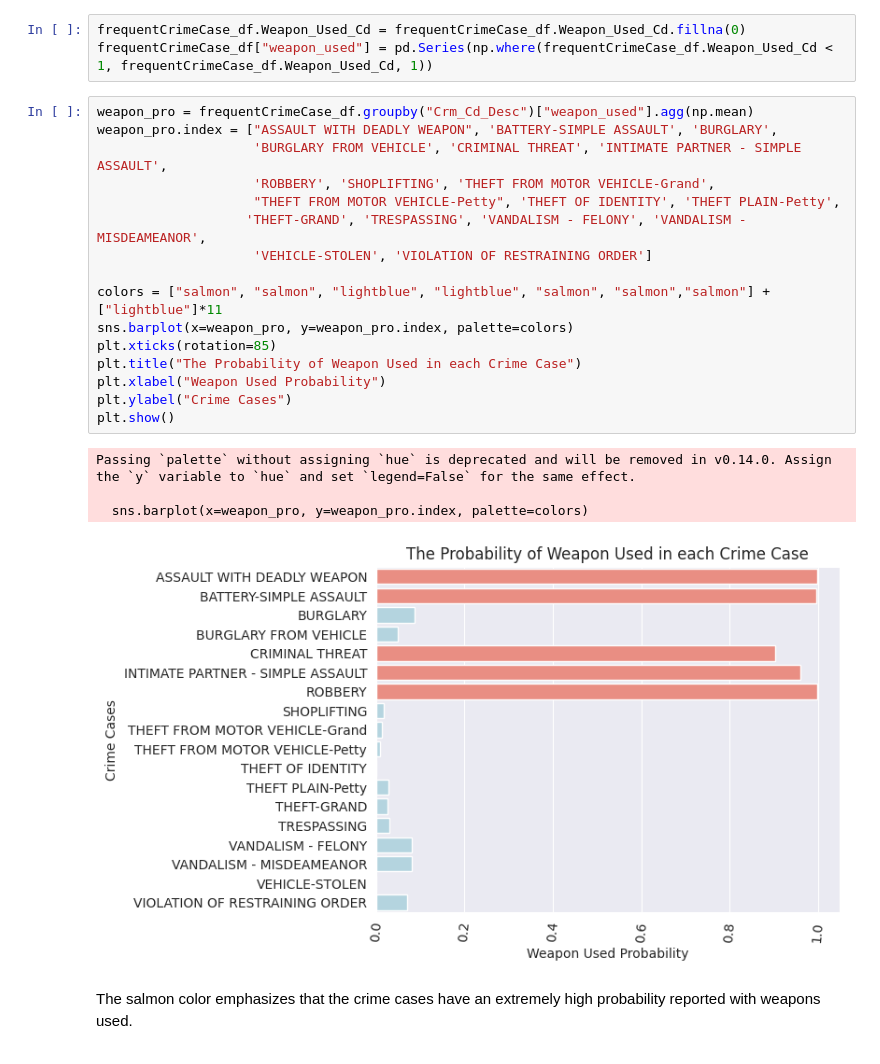
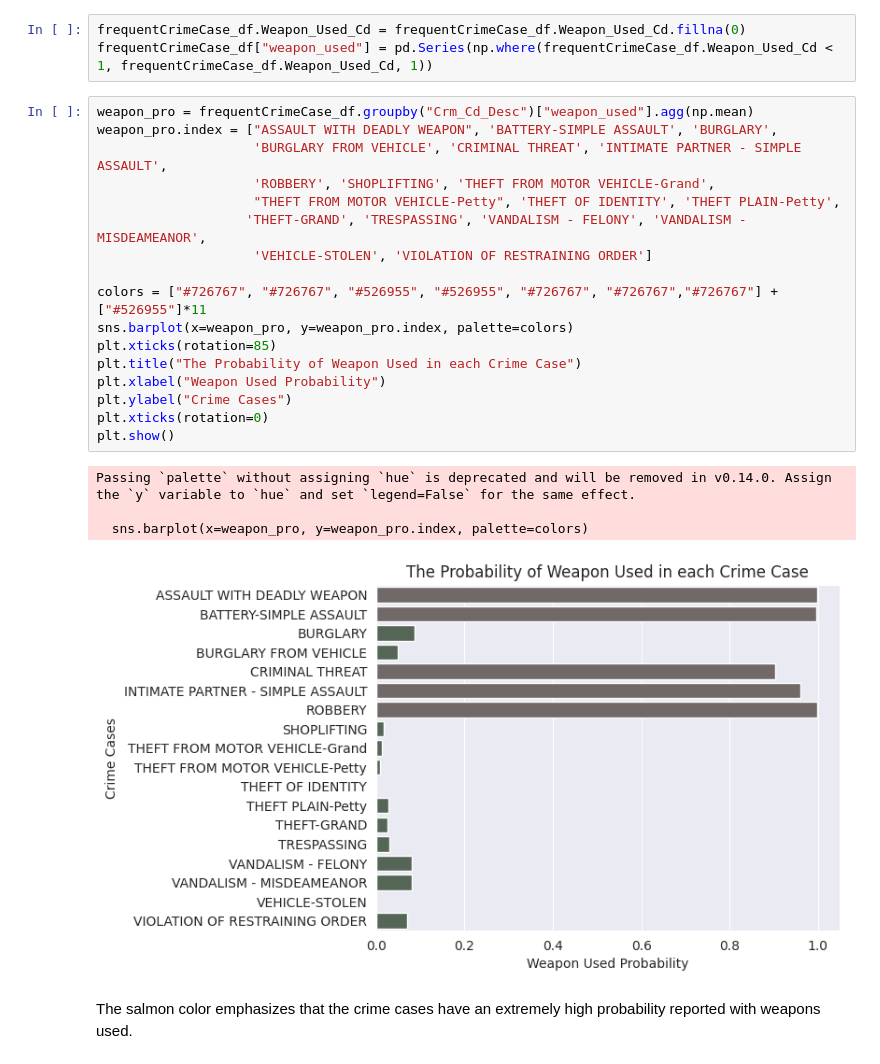
Before and after one commit to JunJul/dataRes-LACrime2022, a Jupyter notebook: LACrime.ipynb, the cells around one changed output. Drawn from its saved outputs; the diff is of its cells as text.

```diff
--- a/LACrime.ipynb
+++ b/LACrime.ipynb
@@ -220,23 +261,24 @@ frequentCrimeCase_df["weapon_used"] = pd.Series(np.where(frequentCrimeCase_df.We
 # %%
 weapon_pro = frequentCrimeCase_df.groupby("Crm_Cd_Desc")["weapon_used"].agg(np.mean)
 weapon_pro.index = ["ASSAULT WITH DEADLY WEAPON", 'BATTERY-SIMPLE ASSAULT', 'BURGLARY',
                     'BURGLARY FROM VEHICLE', 'CRIMINAL THREAT', 'INTIMATE PARTNER - SIMPLE ASSAULT',
                     'ROBBERY', 'SHOPLIFTING', 'THEFT FROM MOTOR VEHICLE-Grand',
                     "THEFT FROM MOTOR VEHICLE-Petty", 'THEFT OF IDENTITY', 'THEFT PLAIN-Petty',
                    'THEFT-GRAND', 'TRESPASSING', 'VANDALISM - FELONY', 'VANDALISM - MISDEAMEANOR',
                     'VEHICLE-STOLEN', 'VIOLATION OF RESTRAINING ORDER']
 
-colors = ["salmon", "salmon", "lightblue", "lightblue", "salmon", "salmon","salmon"] + ["lightblue"]*11
+colors = ["#726767", "#726767", "#526955", "#526955", "#726767", "#726767","#726767"] + ["#526955"]*11
 sns.barplot(x=weapon_pro, y=weapon_pro.index, palette=colors)
 plt.xticks(rotation=85)
 plt.title("The Probability of Weapon Used in each Crime Case")
 plt.xlabel("Weapon Used Probability")
 plt.ylabel("Crime Cases")
+plt.xticks(rotation=0)
 plt.show()
 # %% [output]
 Passing `palette` without assigning `hue` is deprecated and will be removed in v0.14.0. Assign the `y` variable to `hue` and set `legend=False` for the same effect.
 
   sns.barplot(x=weapon_pro, y=weapon_pro.index, palette=colors)
-[figure, old version]
+[figure, new version]
 # %% [markdown]
 The salmon color emphasizes that the crime cases have an extremely high probability reported with weapons used.
```
Also changed, not shown: parts of 6 cells of this notebook.
